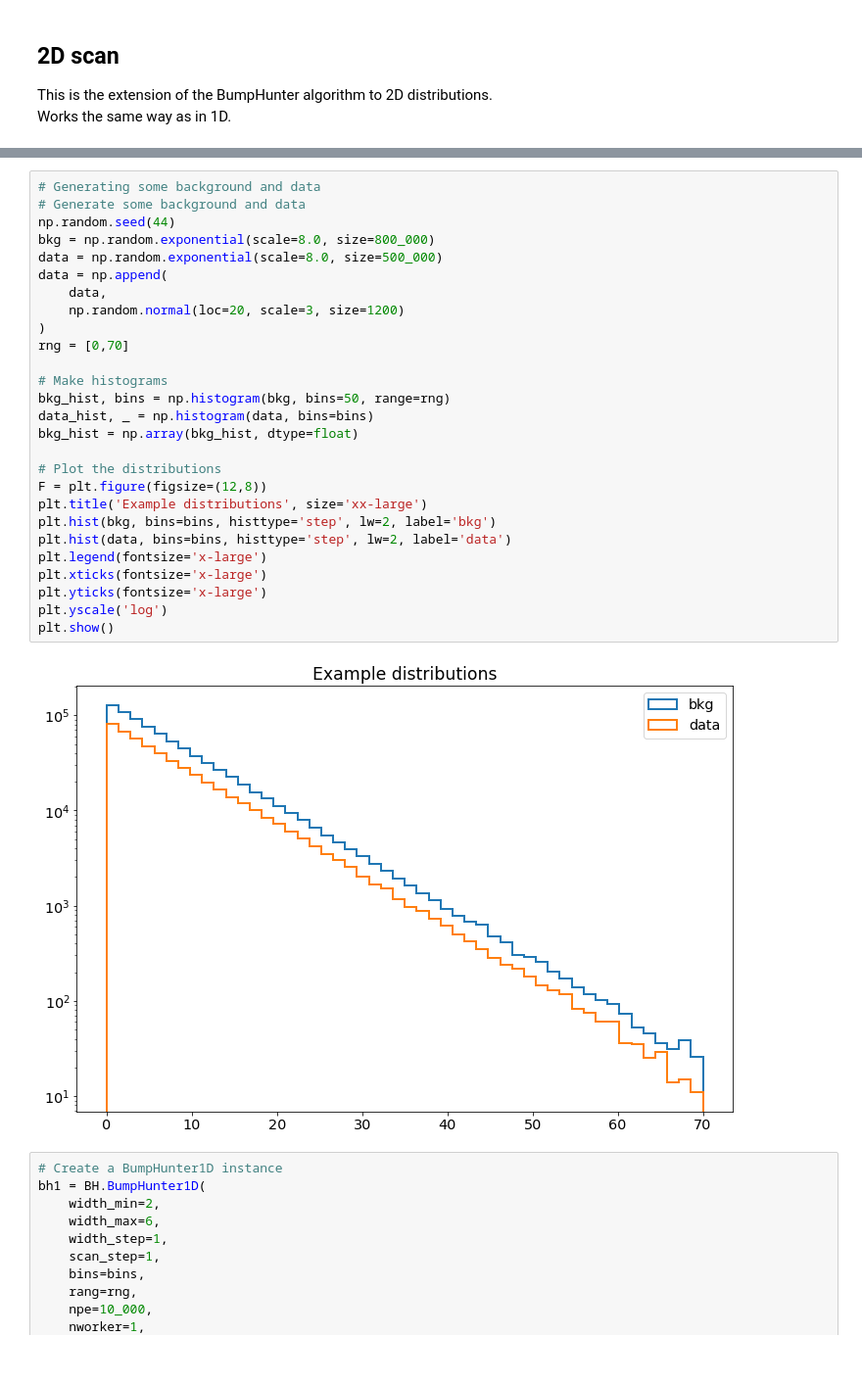
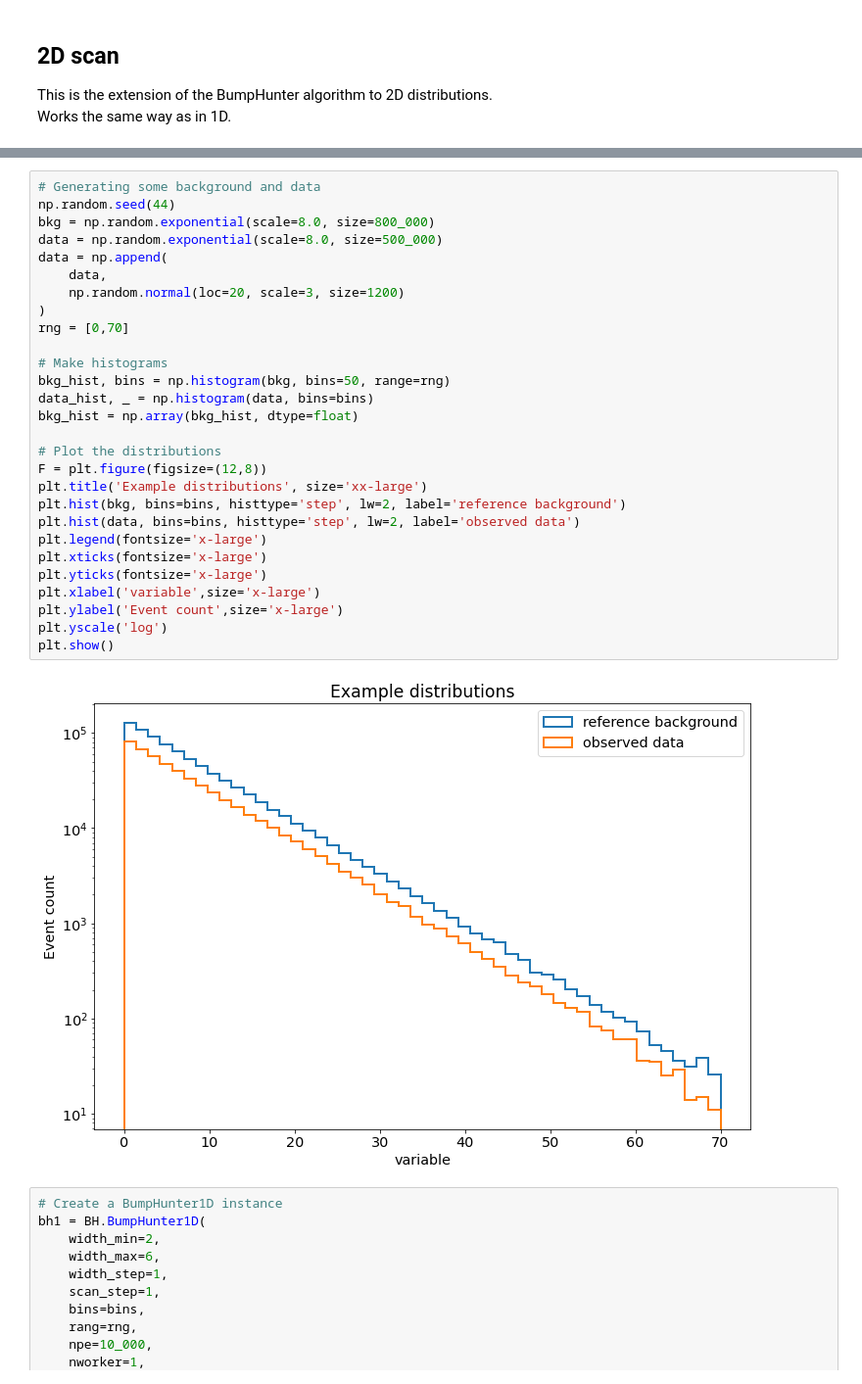
Before and after one commit to lovaslin/pyHEP-notebook-talk, a Jupyter notebook: talk.ipynb, the cells around one changed output, grey strips where cells are left out. Shown: that part at 98% size. Drawn from its saved outputs; the diff is of its cells as text.

```diff
--- a/talk.ipynb
+++ b/talk.ipynb
@@ -292,33 +299,34 @@ This normalization is done automatically durring the scan.
 This metohd can also penalize the p-value when there is a discrepency between data and background ouside of the bump window.
 # %%
 # Generating some background and data
-# Generate some background and data
 np.random.seed(44)
 bkg = np.random.exponential(scale=8.0, size=800_000)
 data = np.random.exponential(scale=8.0, size=500_000)
 data = np.append(
     data,
     np.random.normal(loc=20, scale=3, size=1200)
 )
 rng = [0,70]
 
 # Make histograms
 bkg_hist, bins = np.histogram(bkg, bins=50, range=rng)
 data_hist, _ = np.histogram(data, bins=bins)
 bkg_hist = np.array(bkg_hist, dtype=float)
 
 # Plot the distributions
 F = plt.figure(figsize=(12,8))
 plt.title('Example distributions', size='xx-large')
-plt.hist(bkg, bins=bins, histtype='step', lw=2, label='bkg')
-plt.hist(data, bins=bins, histtype='step', lw=2, label='data')
+plt.hist(bkg, bins=bins, histtype='step', lw=2, label='reference background')
+plt.hist(data, bins=bins, histtype='step', lw=2, label='observed data')
 plt.legend(fontsize='x-large')
 plt.xticks(fontsize='x-large')
 plt.yticks(fontsize='x-large')
+plt.xlabel('variable',size='x-large')
+plt.ylabel('Event count',size='x-large')
 plt.yscale('log')
 plt.show()
 # %% [output]
-[figure, old version]
+[figure, new version]
 # %%
 # Create a BumpHunter1D instance
 bh1 = BH.BumpHunter1D(
```
Also changed, not shown: parts of 8 cells of this notebook.
